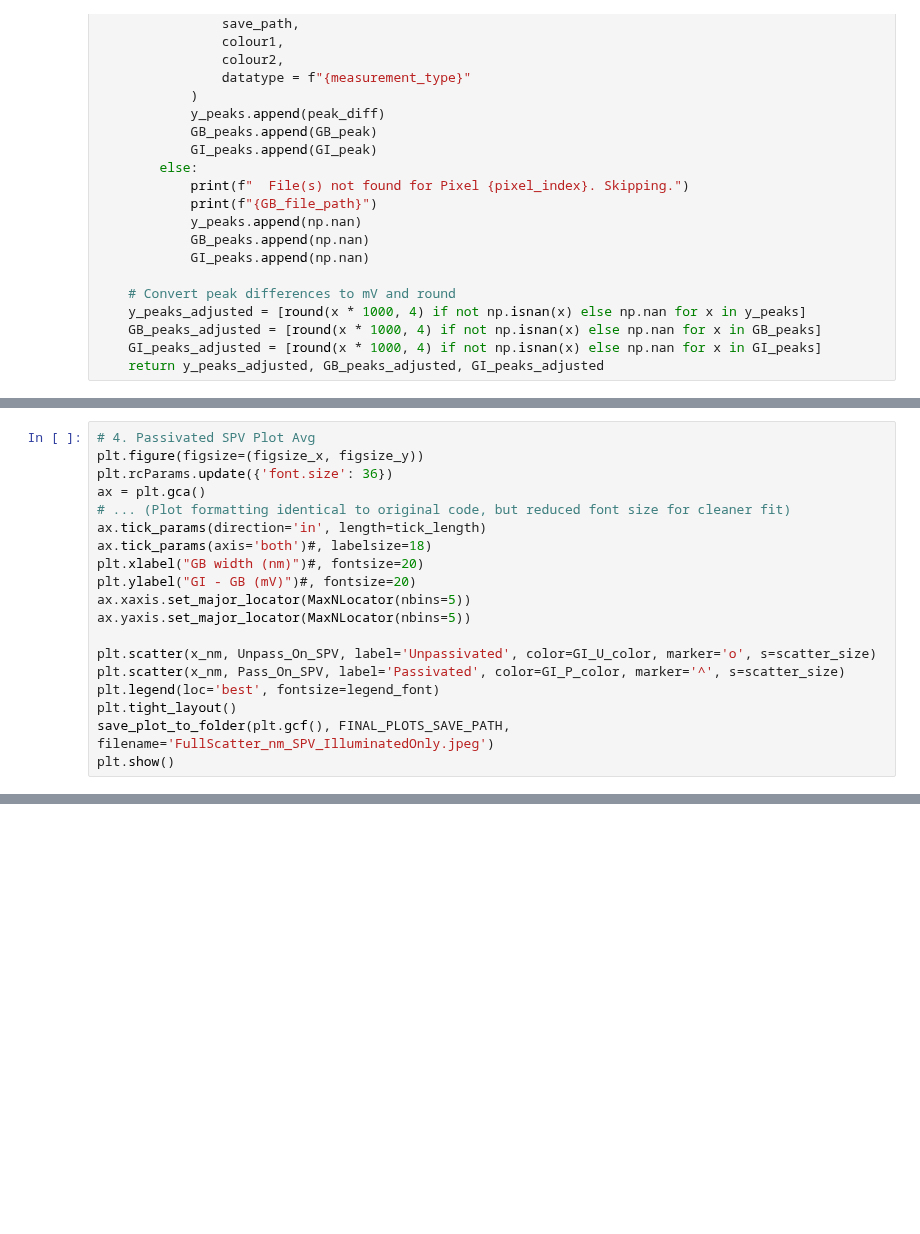
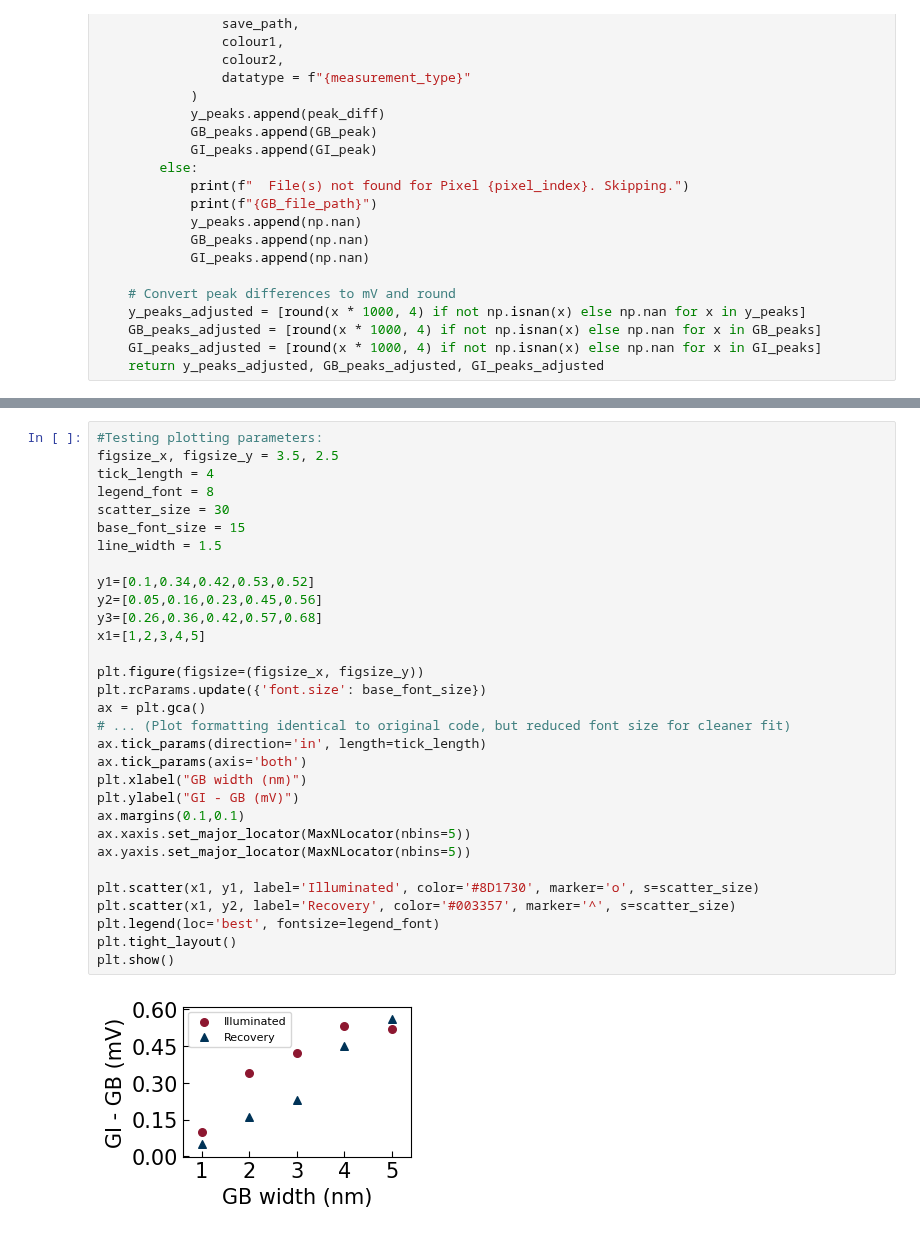
Before and after one commit to RamadanLab/KPFM_processing, a Jupyter notebook: SPVGrainBoundaryAnalysis.ipynb, the cells around one changed output, grey strips where cells are left out. Cells and saved outputs as stored; diff of their text form; blank space fills up the shorter version.

Commit message:
Updated all finalised plotting parameters for paper figure sizes

```diff
--- a/SPVGrainBoundaryAnalysis.ipynb
+++ b/SPVGrainBoundaryAnalysis.ipynb
@@ -415,19 +409,0 @@ ValueError: too many values to unpack (expected 5)
-# %%
-# 4. Passivated SPV Plot Avg
-plt.figure(figsize=(figsize_x, figsize_y))
-plt.rcParams.update({'font.size': 36})
-ax = plt.gca()
-# ... (Plot formatting identical to original code, but reduced font size for cleaner fit)
-ax.tick_params(direction='in', length=tick_length)
-ax.tick_params(axis='both')#, labelsize=18)
-plt.xlabel("GB width (nm)")#, fontsize=20)
-plt.ylabel("GI - GB (mV)")#, fontsize=20)
-ax.xaxis.set_major_locator(MaxNLocator(nbins=5))
-ax.yaxis.set_major_locator(MaxNLocator(nbins=5))
-
-plt.scatter(x_nm, Unpass_On_SPV, label='Unpassivated', color=GI_U_color, marker='o', s=scatter_size)
-plt.scatter(x_nm, Pass_On_SPV, label='Passivated', color=GI_P_color, marker='^', s=scatter_size)
-plt.legend(loc='best', fontsize=legend_font)
-plt.tight_layout()
-save_plot_to_folder(plt.gcf(), FINAL_PLOTS_SAVE_PATH, filename='FullScatter_nm_SPV_IlluminatedOnly.jpeg')
-plt.show()
@@ -436,0 +496,33 @@ Plot saved to: X:/ramadan_group/Group Members/Rehmat Goodwin/Lab Data/Processed
+# %%
+#Testing plotting parameters:
+figsize_x, figsize_y = 3.5, 2.5
+tick_length = 4
+legend_font = 8
+scatter_size = 30
+base_font_size = 15
+line_width = 1.5
+
+y1=[0.1,0.34,0.42,0.53,0.52]
+y2=[0.05,0.16,0.23,0.45,0.56]
+y3=[0.26,0.36,0.42,0.57,0.68]
+x1=[1,2,3,4,5]
+
+plt.figure(figsize=(figsize_x, figsize_y))
+plt.rcParams.update({'font.size': base_font_size})
+ax = plt.gca()
+# ... (Plot formatting identical to original code, but reduced font size for cleaner fit)
+ax.tick_params(direction='in', length=tick_length)
+ax.tick_params(axis='both')
+plt.xlabel("GB width (nm)")
+plt.ylabel("GI - GB (mV)")
+ax.margins(0.1,0.1)
+ax.xaxis.set_major_locator(MaxNLocator(nbins=5))
+ax.yaxis.set_major_locator(MaxNLocator(nbins=5))
+
+plt.scatter(x1, y1, label='Illuminated', color='#8D1730', marker='o', s=scatter_size)
+plt.scatter(x1, y2, label='Recovery', color='#003357', marker='^', s=scatter_size)
+plt.legend(loc='best', fontsize=legend_font)
+plt.tight_layout()
+plt.show()
+# %% [output]
+[figure, added]
```
Also changed, not shown: parts of 4 cells of this notebook, 2 other files.
